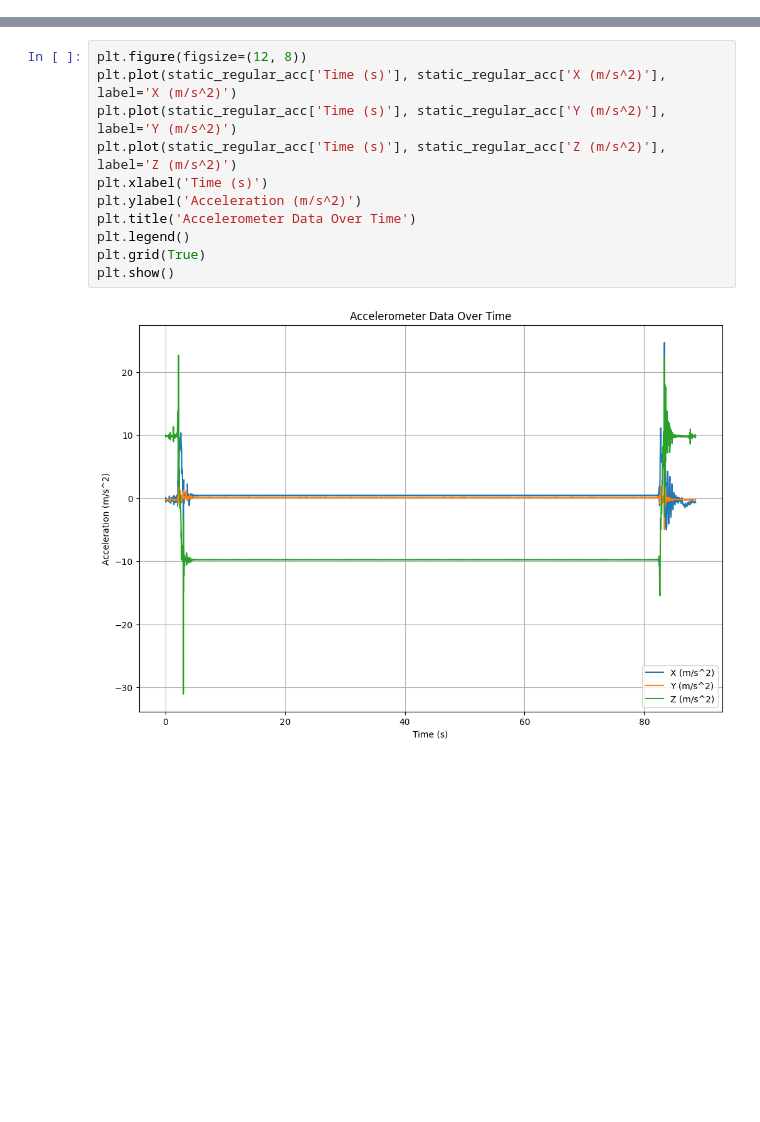
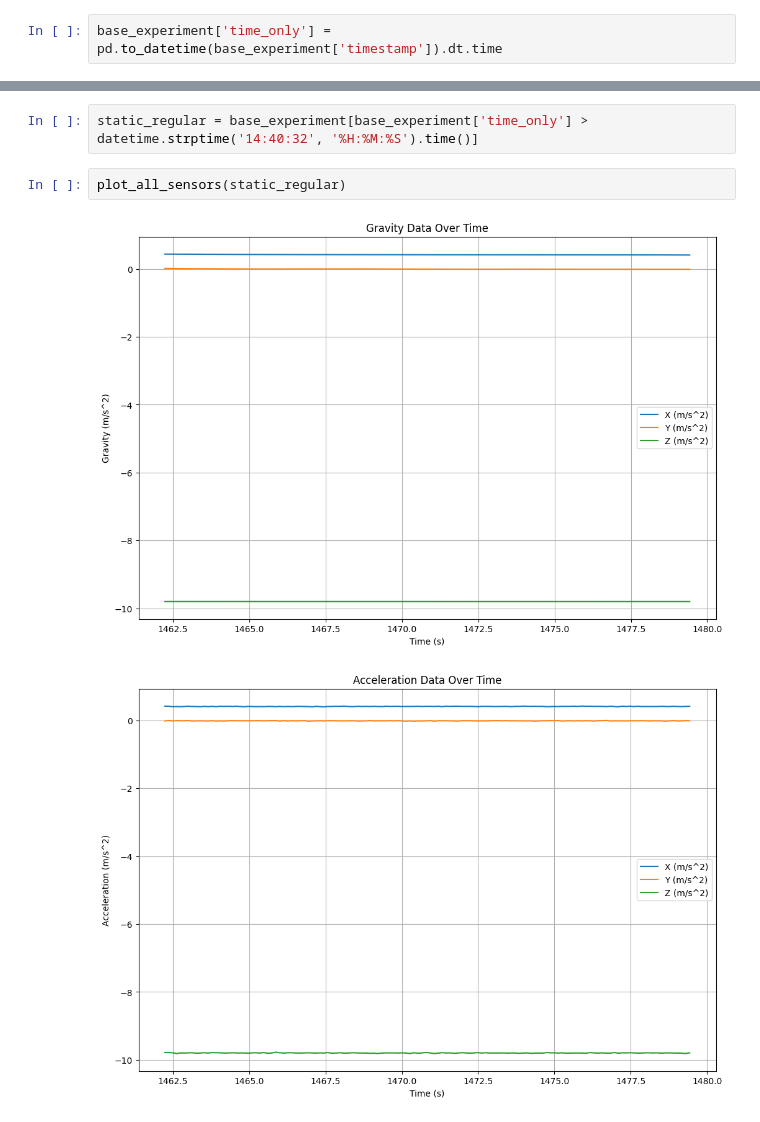
Before and after one commit to gupessanha/skate, a Jupyter notebook: sensors/calibration.ipynb, the cells around one changed output, grey strips where cells are left out. Saved outputs shown, nothing was run; the diff lists cells and outputs as text; blank space fills up the shorter version.

```diff
--- a/sensors/calibration.ipynb
+++ b/sensors/calibration.ipynb
@@ -59,0 +100,2 @@ static_primoL_primo_R_acc
+# %%
+base_experiment['time_only'] = pd.to_datetime(base_experiment['timestamp']).dt.time
@@ -63,13 +121,7 @@ This plot shows the accelerometer data when the skateboard is in a static positi
-# %%
-plt.figure(figsize=(12, 8))
-plt.plot(static_regular_acc['Time (s)'], static_regular_acc['X (m/s^2)'], label='X (m/s^2)')
-plt.plot(static_regular_acc['Time (s)'], static_regular_acc['Y (m/s^2)'], label='Y (m/s^2)')
-plt.plot(static_regular_acc['Time (s)'], static_regular_acc['Z (m/s^2)'], label='Z (m/s^2)')
-plt.xlabel('Time (s)')
-plt.ylabel('Acceleration (m/s^2)')
-plt.title('Accelerometer Data Over Time')
-plt.legend()
-plt.grid(True)
-plt.show()
-# %% [output]
-[figure, removed]
+# %%
+static_regular = base_experiment[base_experiment['time_only'] > datetime.strptime('14:40:32', '%H:%M:%S').time()]
+# %%
+plot_all_sensors(static_regular)
+# %% [output]
+[figure, added]
+[figure, added]
```
Also changed, not shown: parts of 28 cells of this notebook, 29 other files.
